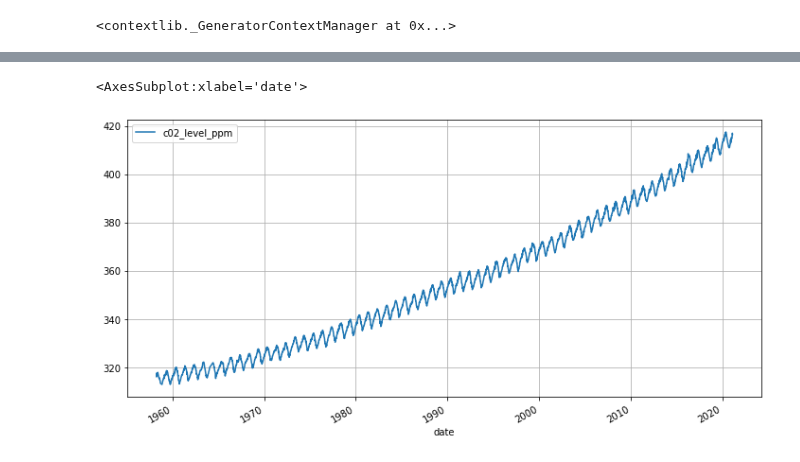
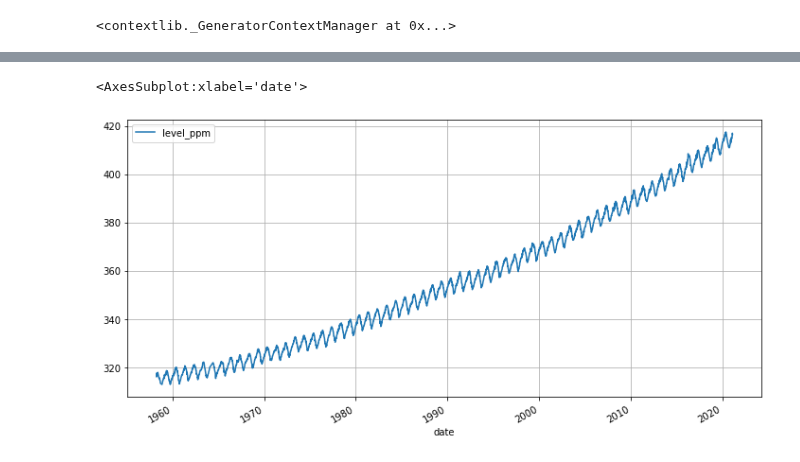
Before and after one commit to Inventrohyder/cs146, a Jupyter notebook: Assignments/final-project/notebook.ipynb, the cells around one changed output, grey strips where cells are left out. Cells and saved outputs as stored; diff of their text form; code cells hidden in the pictures.

```diff
--- a/Assignments/final-project/notebook.ipynb
+++ b/Assignments/final-project/notebook.ipynb
@@ -8,6 +9,6 @@ plt.style.context('seaborn')
 # %% [output]
 <contextlib._GeneratorContextManager at 0x...>
 # %%
-df = pd.read_csv('weekly_in_situ_co2_mlo.csv', header=None, parse_dates=[0], dtype={1: np.float16}, names=['date', 'c02_level_ppm'])
+df = pd.read_csv('weekly_in_situ_co2_mlo.csv', header=None, parse_dates=[0], dtype={1: np.float16}, names=['date', 'level_ppm'])
 df.head()
 # %% [output]
@@ -30,7 +31,7 @@ Data columns (total 2 columns):
 dtypes: datetime64[ns](1), float16(1)
 memory usage: 31.5 KB
 # %%
-df.plot('date', 'c02_level_ppm', figsize=(12, 6), grid=True)
+df.plot('date', 'level_ppm', figsize=(12, 6), grid=True)
 # %% [output]
 <AxesSubplot:xlabel='date'>
-[figure, old version]
+[figure, new version]
```
Also changed, not shown: parts of 4 cells of this notebook.
